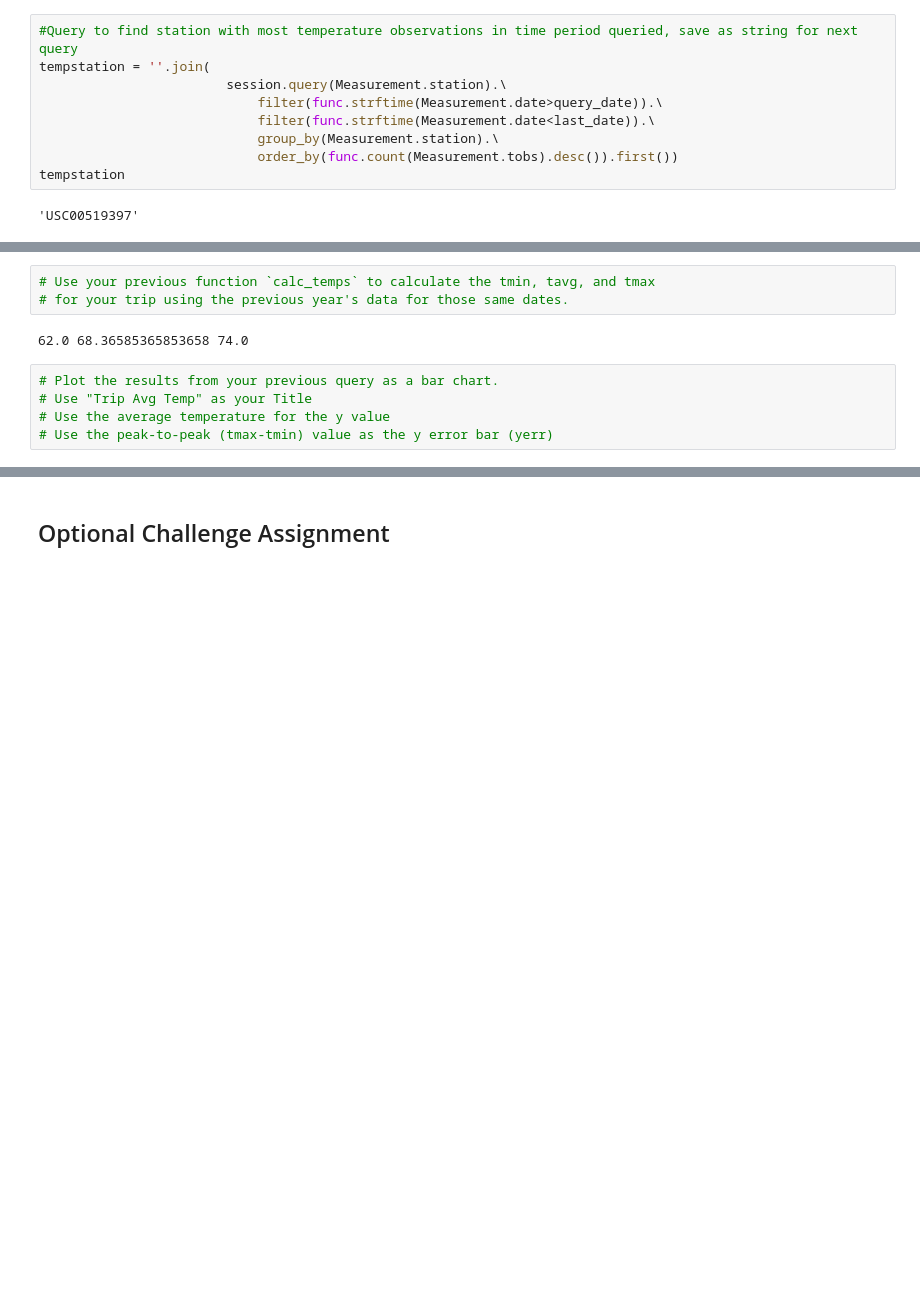
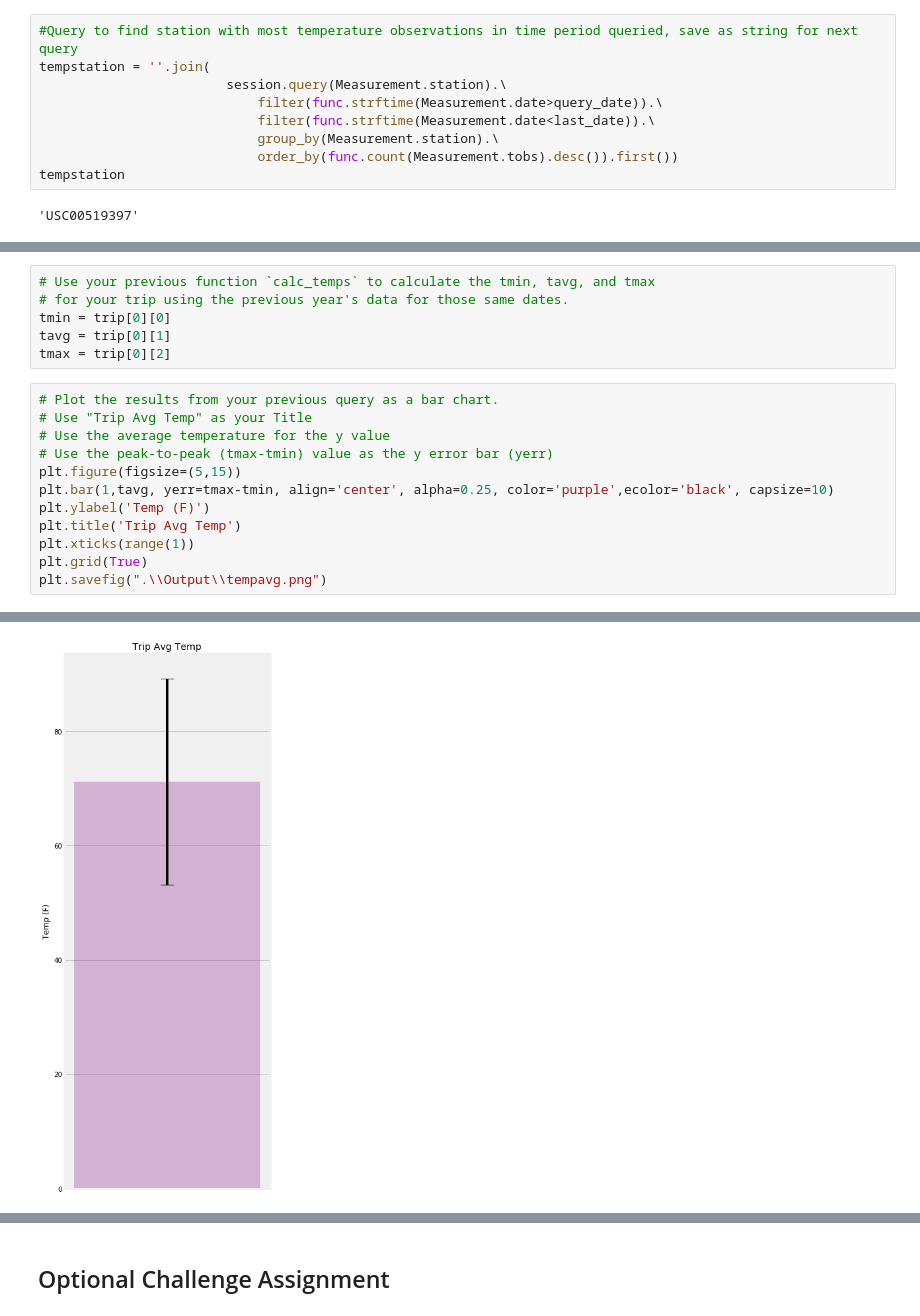
Before and after one commit to bethanylindberg/SMU_Data_Science, a Jupyter notebook: Week 10/climate_starter.ipynb, the cells around one changed output, grey strips where cells are left out. Saved outputs shown, nothing was run; the diff lists cells and outputs as text; blank space fills up the shorter version.

```diff
--- a/Week 10/climate_starter.ipynb
+++ b/Week 10/climate_starter.ipynb
@@ -197,11 +171,19 @@ print(calc_temps('2012-02-28', '2012-03-05'))
 # %%
 # Use your previous function `calc_temps` to calculate the tmin, tavg, and tmax
 # for your trip using the previous year's data for those same dates.
+tmin = trip[0][0]
+tavg = trip[0][1]
+tmax = trip[0][2]
-# %% [output]
-62.0 68.36585365853658 74.0
 # %%
 # Plot the results from your previous query as a bar chart.
 # Use "Trip Avg Temp" as your Title
 # Use the average temperature for the y value
 # Use the peak-to-peak (tmax-tmin) value as the y error bar (yerr)
+plt.figure(figsize=(5,15))
+plt.bar(1,tavg, yerr=tmax-tmin, align='center', alpha=0.25, color='purple',ecolor='black', capsize=10)
+plt.ylabel('Temp (F)')
+plt.title('Trip Avg Temp')
+plt.xticks(range(1))
+plt.grid(True)
+plt.savefig(".\\Output\\tempavg.png")
 # %% [output]
@@ -210,3 +190,4 @@ print(calc_temps('2012-02-28', '2012-03-05'))
+[figure, added]
 # %%
 # Calculate the total amount of rainfall per weather station for your trip dates using the previous year's matching dates.
 # Sort this in descending order by precipitation amount and list the station, name, latitude, longitude, and elevation
```
Also changed, not shown: parts of 19 cells of this notebook, 4 other files.
